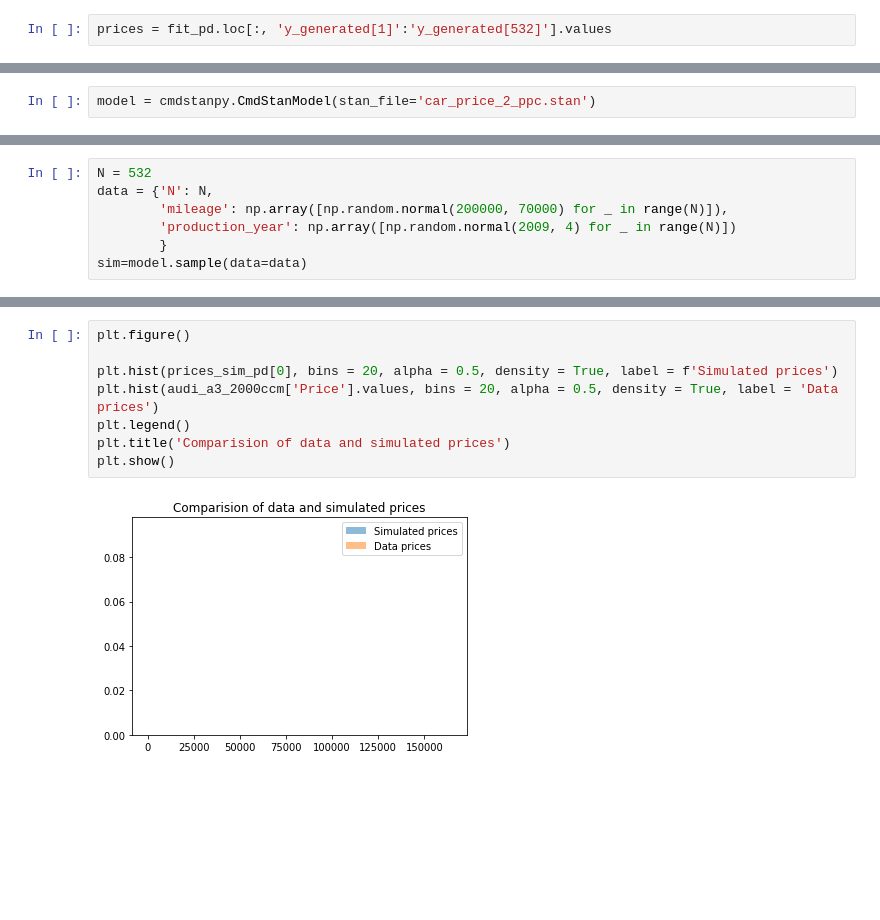
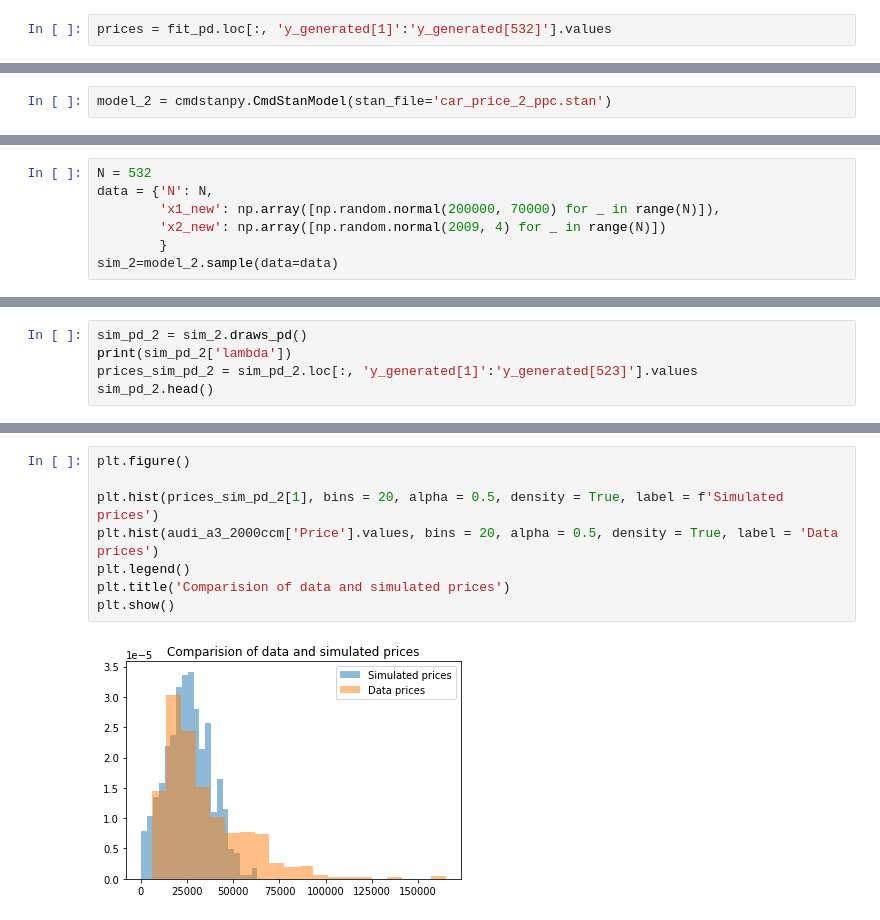
Before and after one commit to Karolina0110/DA, a Jupyter notebook: project/car_sales.ipynb, the cells around one changed output, grey strips where cells are left out. Cells and saved outputs as stored; diff of their text form; blank space fills up the shorter version.

Commit message:
model 2

```diff
--- a/project/car_sales.ipynb
+++ b/project/car_sales.ipynb
@@ -137,3 +137,3 @@ plt.show()
 # %%
-model = cmdstanpy.CmdStanModel(stan_file='car_price_2_ppc.stan')
+model_2 = cmdstanpy.CmdStanModel(stan_file='car_price_2_ppc.stan')
 # %% [output]
@@ -142,10 +141,10 @@ INFO:cmdstanpy:compiled model executable: /home/DA/project/car_price_2_ppc
 # %%
 N = 532
 data = {'N': N,
-        'mileage': np.array([np.random.normal(200000, 70000) for _ in range(N)]),
-        'production_year': np.array([np.random.normal(2009, 4) for _ in range(N)])
+        'x1_new': np.array([np.random.normal(200000, 70000) for _ in range(N)]),
+        'x2_new': np.array([np.random.normal(2009, 4) for _ in range(N)])
         }
-sim=model.sample(data=data)
+sim_2=model_2.sample(data=data)
 # %% [output]
 INFO:cmdstanpy:CmdStan start processing
 chain 1 |          | 00:00 Status
@@ -179,0 +167,5 @@ sim_pd.head()
+# %%
+sim_pd_2 = sim_2.draws_pd()
+print(sim_pd_2['lambda'])
+prices_sim_pd_2 = sim_pd_2.loc[:, 'y_generated[1]':'y_generated[523]'].values
+sim_pd_2.head()
@@ -180,10 +192,10 @@ sim_pd.head()
 # %%
 plt.figure()
 
-plt.hist(prices_sim_pd[0], bins = 20, alpha = 0.5, density = True, label = f'Simulated prices')
+plt.hist(prices_sim_pd_2[1], bins = 20, alpha = 0.5, density = True, label = f'Simulated prices')
 plt.hist(audi_a3_2000ccm['Price'].values, bins = 20, alpha = 0.5, density = True, label = 'Data prices')
 plt.legend()
 plt.title('Comparision of data and simulated prices')
 plt.show()
 # %% [output]
-[figure, old version]
+[figure, new version]
```
Also changed, not shown: parts of 13 cells of this notebook, 8 other files.
